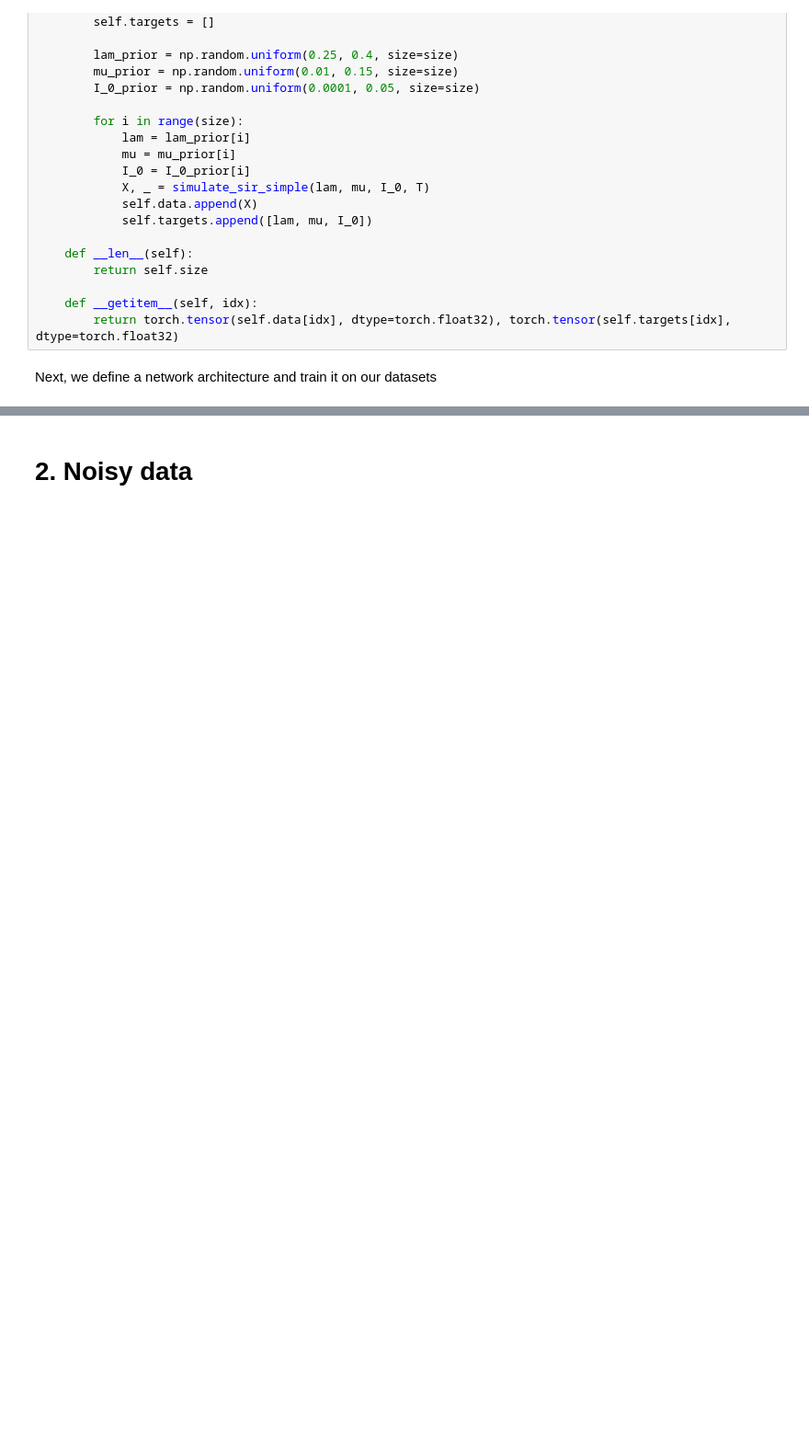
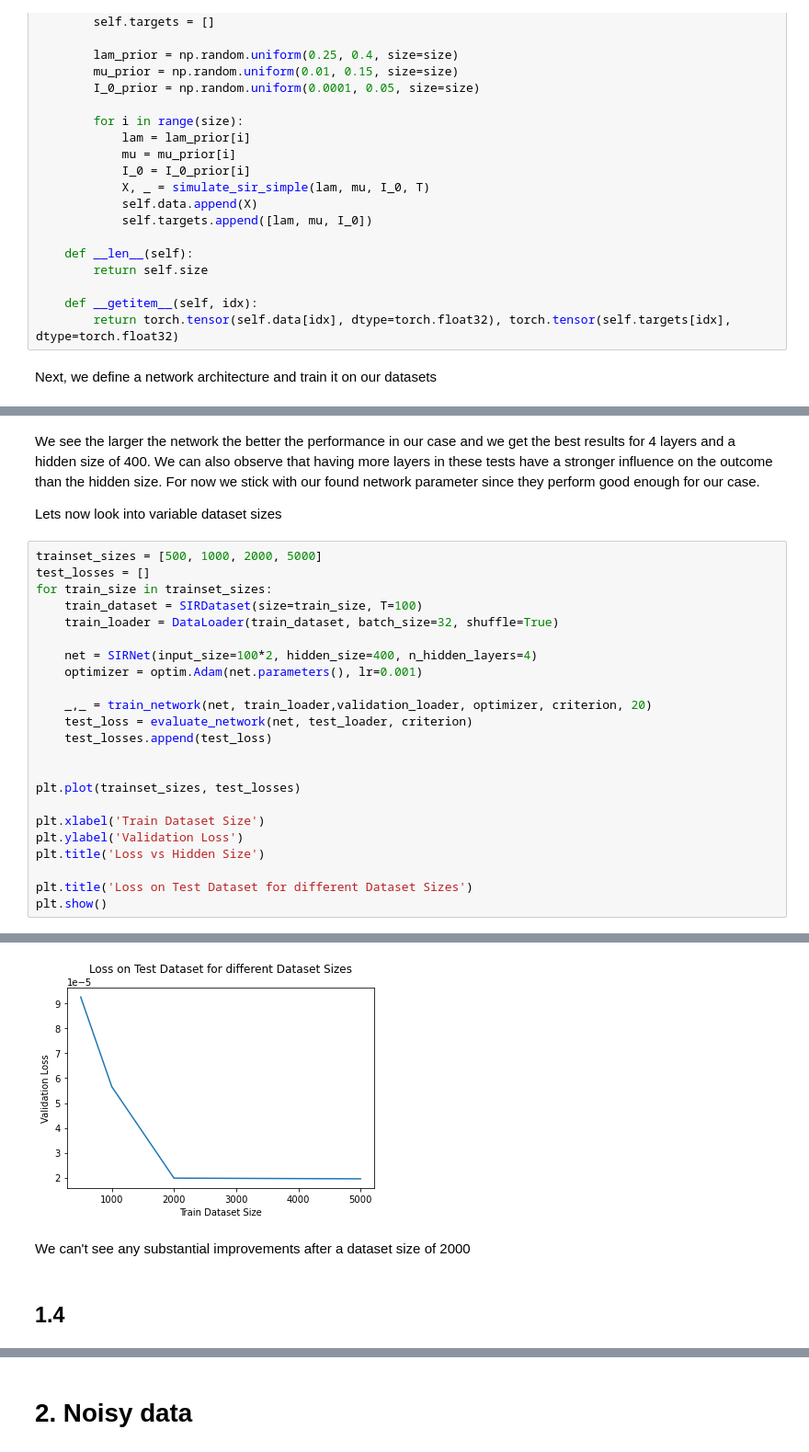
Before and after one commit to lukevoss/GNN, a Jupyter notebook: Assignment_4/epidemiology.ipynb, the cells around one changed output, grey strips where cells are left out. Shown at 92% size. Drawn from its saved outputs; the diff is of its cells as text; blank space fills up the shorter version.

```diff
--- a/Assignment_4/epidemiology.ipynb
+++ b/Assignment_4/epidemiology.ipynb
@@ -228,0 +351,28 @@ train_network(net, train_loader,validation_loader, optimizer, criterion, 10)
+# %% [markdown]
+We see the larger the network the better the performance in our case and we get the best results for 4 layers and a hidden size of 400. We can also observe that having more layers in these tests have a stronger influence on the outcome than the hidden size. For now we stick with our found network parameter since they perform good enough for our case.
+
+Lets now look into variable dataset sizes
+# %%
+trainset_sizes = [500, 1000, 2000, 5000]
+test_losses = []
+for train_size in trainset_sizes:
+    train_dataset = SIRDataset(size=train_size, T=100)
+    train_loader = DataLoader(train_dataset, batch_size=32, shuffle=True)
+
+    net = SIRNet(input_size=100*2, hidden_size=400, n_hidden_layers=4)
+    optimizer = optim.Adam(net.parameters(), lr=0.001)
+
+    _,_ = train_network(net, train_loader,validation_loader, optimizer, criterion, 20)
+    test_loss = evaluate_network(net, test_loader, criterion)
+    test_losses.append(test_loss)
+
+
+plt.plot(trainset_sizes, test_losses)
+
+plt.xlabel('Train Dataset Size')
+plt.ylabel('Validation Loss')
+plt.title('Loss vs Hidden Size')
+
+plt.title('Loss on Test Dataset for different Dataset Sizes')
+plt.show()
+# %% [output]
@@ -228,0 +396,5 @@ train_network(net, train_loader,validation_loader, optimizer, criterion, 10)
+[figure, added]
+# %% [markdown]
+We can't see any substantial improvements after a dataset size of 2000
+# %% [markdown]
+## 1.4
```
Also changed, not shown: parts of 14 cells of this notebook.
